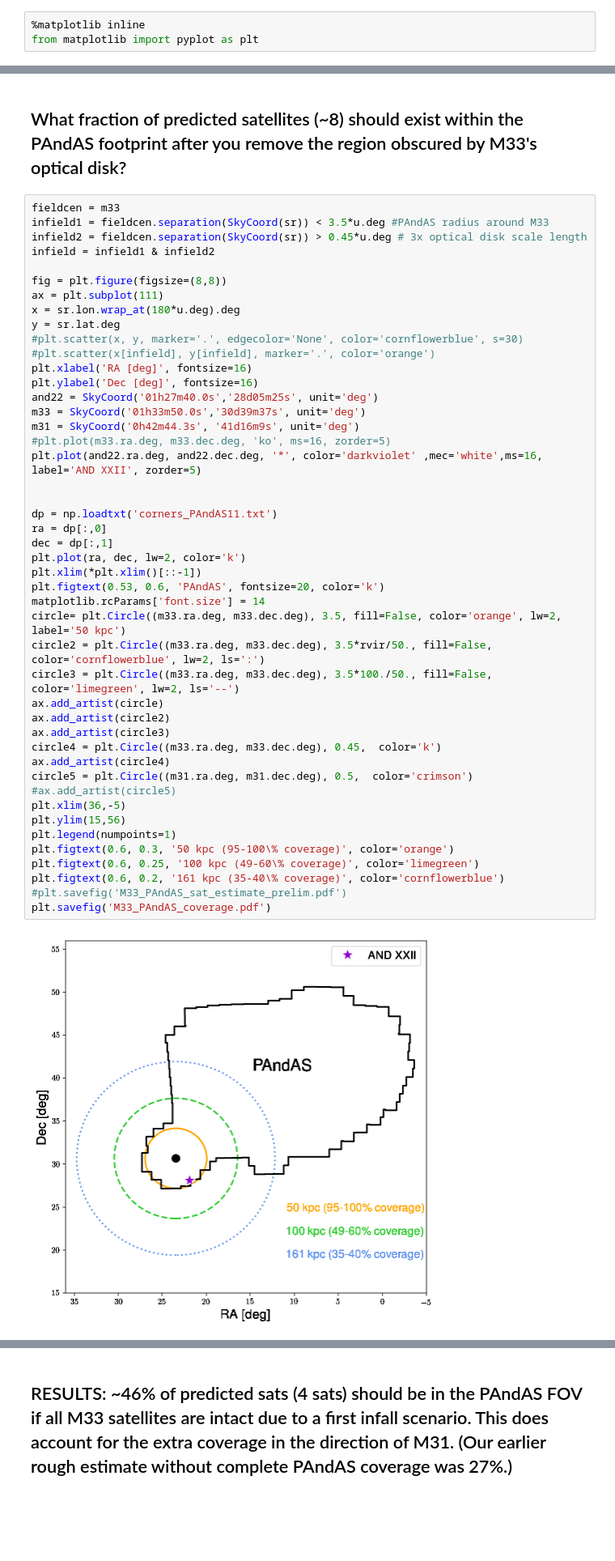
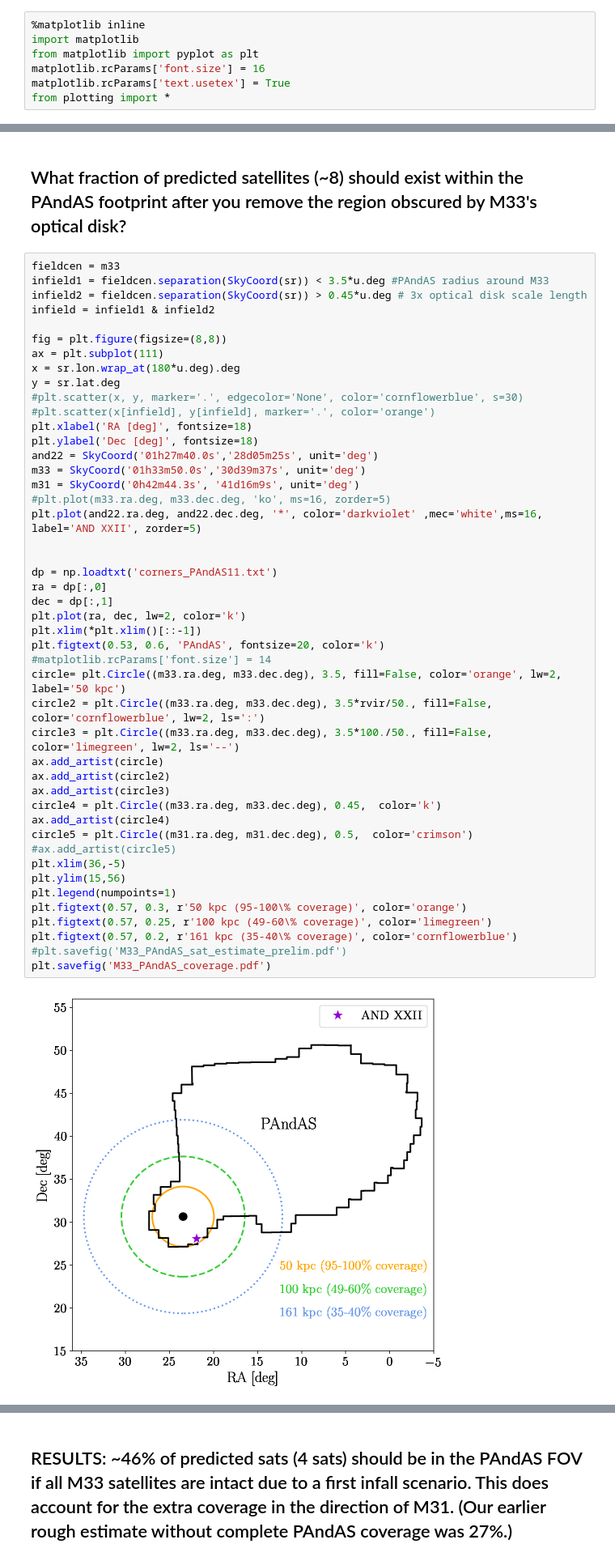
Before and after one commit to ekta1224/pspM31_hack, a Jupyter notebook: M33 volume coverage.ipynb, the cells around one changed output, grey strips where cells are left out. Shown: that part at 81% size. Saved outputs shown, nothing was run; the diff lists cells and outputs as text; blank space fills up the shorter version.

```diff
--- a/M33 volume coverage.ipynb
+++ b/M33 volume coverage.ipynb
@@ -7,7 +7,11 @@ from astropy.coordinates import CartesianRepresentation, SphericalRepresentation
 %config InlineBackend.figure_format = 'retina'
 # %%
 %matplotlib inline
+import matplotlib
 from matplotlib import pyplot as plt
+matplotlib.rcParams['font.size'] = 16
+matplotlib.rcParams['text.usetex'] = True
+from plotting import *
 # %% [markdown]
 # PART 1: Using the subhalo abundance functions from Dooley et al. (2016), the predicted number of satellites $M_* > 3\times10^4 M_{\odot}$ around M33 ($M_{*} = 3 \times 10^9 M_{\odot}$) is ~8.
 # %%
@@ -45,42 +49,42 @@ x = sr.lon.wrap_at(180*u.deg).deg
 y = sr.lat.deg
 #plt.scatter(x, y, marker='.', edgecolor='None', color='cornflowerblue', s=30)
 #plt.scatter(x[infield], y[infield], marker='.', color='orange')
-plt.xlabel('RA [deg]', fontsize=16)
-plt.ylabel('Dec [deg]', fontsize=16)
+plt.xlabel('RA [deg]', fontsize=18)
+plt.ylabel('Dec [deg]', fontsize=18)
 and22 = SkyCoord('01h27m40.0s','28d05m25s', unit='deg')
 m33 = SkyCoord('01h33m50.0s','30d39m37s', unit='deg')
 m31 = SkyCoord('0h42m44.3s', '41d16m9s', unit='deg')
 #plt.plot(m33.ra.deg, m33.dec.deg, 'ko', ms=16, zorder=5)
 plt.plot(and22.ra.deg, and22.dec.deg, '*', color='darkviolet' ,mec='white',ms=16, label='AND XXII', zorder=5)
 
 
 dp = np.loadtxt('corners_PAndAS11.txt')
 ra = dp[:,0]
 dec = dp[:,1]
 plt.plot(ra, dec, lw=2, color='k')
 plt.xlim(*plt.xlim()[::-1])
 plt.figtext(0.53, 0.6, 'PAndAS', fontsize=20, color='k')
-matplotlib.rcParams['font.size'] = 14
+#matplotlib.rcParams['font.size'] = 14
 circle= plt.Circle((m33.ra.deg, m33.dec.deg), 3.5, fill=False, color='orange', lw=2, label='50 kpc')
 circle2 = plt.Circle((m33.ra.deg, m33.dec.deg), 3.5*rvir/50., fill=False, color='cornflowerblue', lw=2, ls=':')
 circle3 = plt.Circle((m33.ra.deg, m33.dec.deg), 3.5*100./50., fill=False, color='limegreen', lw=2, ls='--')
 ax.add_artist(circle)
 ax.add_artist(circle2)
 ax.add_artist(circle3)
 circle4 = plt.Circle((m33.ra.deg, m33.dec.deg), 0.45,  color='k')
 ax.add_artist(circle4)
 circle5 = plt.Circle((m31.ra.deg, m31.dec.deg), 0.5,  color='crimson')
 #ax.add_artist(circle5)
 plt.xlim(36,-5)
 plt.ylim(15,56)
 plt.legend(numpoints=1)
-plt.figtext(0.6, 0.3, '50 kpc (95-100\% coverage)', color='orange')
-plt.figtext(0.6, 0.25, '100 kpc (49-60\% coverage)', color='limegreen')
-plt.figtext(0.6, 0.2, '161 kpc (35-40\% coverage)', color='cornflowerblue')
+plt.figtext(0.57, 0.3, r'50 kpc (95-100\% coverage)', color='orange')
+plt.figtext(0.57, 0.25, r'100 kpc (49-60\% coverage)', color='limegreen')
+plt.figtext(0.57, 0.2, r'161 kpc (35-40\% coverage)', color='cornflowerblue')
 #plt.savefig('M33_PAndAS_sat_estimate_prelim.pdf')
 plt.savefig('M33_PAndAS_coverage.pdf')
 # %% [output]
-[figure, old version]
+[figure, new version]
 # %%
 # create path object of PAndAS map
 from matplotlib.path import Path
```
Also changed, not shown: parts of 2 cells of this notebook.
